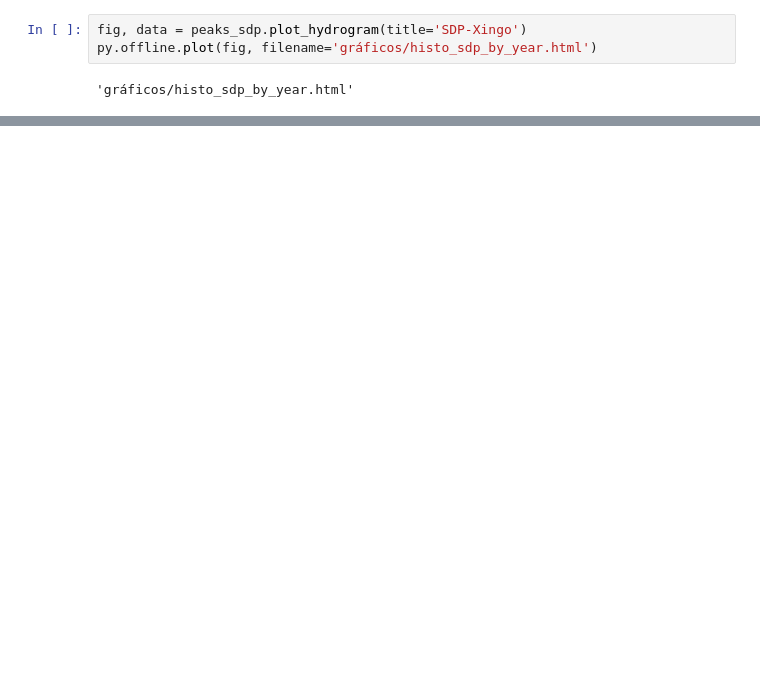
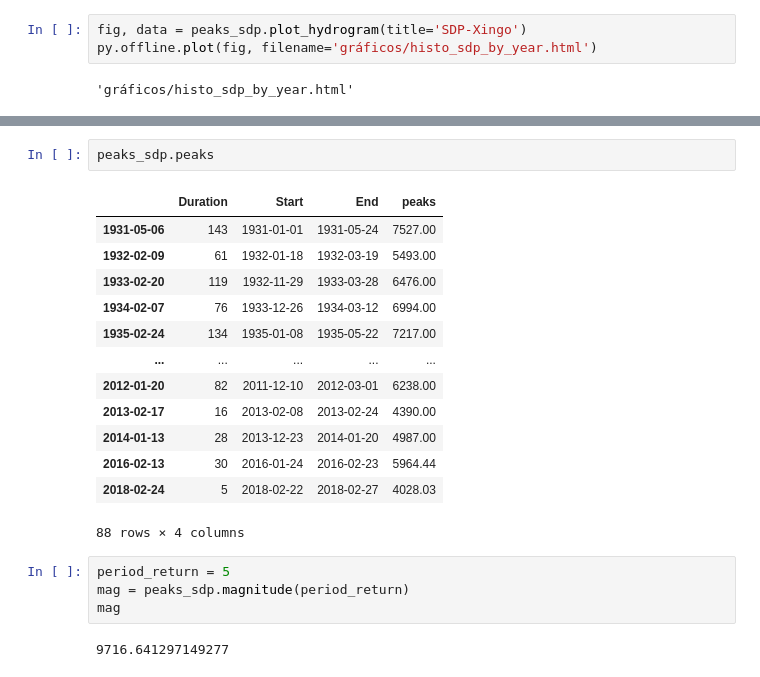
Before and after one commit to AristidesGuilherme/HidroComp_TCC, a Jupyter notebook: aristides_pibic/pibic.ipynb, the cells around one changed output, grey strips where cells are left out. Saved outputs shown, nothing was run; the diff lists cells and outputs as text; blank space fills up the shorter version.

```diff
--- a/aristides_pibic/pibic.ipynb
+++ b/aristides_pibic/pibic.ipynb
@@ -134,0 +160,22 @@ py.offline.plot(fig, filename='gráficos/histo_sdp_by_year.html')
+# %%
+peaks_sdp.peaks
+# %% [output]
+|  | Duration | Start | End | peaks |
+| 1931-05-06 | 143 | 1931-01-01 | 1931-05-24 | 7527.00 |
+| 1932-02-09 | 61 | 1932-01-18 | 1932-03-19 | 5493.00 |
+| 1933-02-20 | 119 | 1932-11-29 | 1933-03-28 | 6476.00 |
+| 1934-02-07 | 76 | 1933-12-26 | 1934-03-12 | 6994.00 |
+| 1935-02-24 | 134 | 1935-01-08 | 1935-05-22 | 7217.00 |
+| ... | ... | ... | ... | ... |
+| 2012-01-20 | 82 | 2011-12-10 | 2012-03-01 | 6238.00 |
+| 2013-02-17 | 16 | 2013-02-08 | 2013-02-24 | 4390.00 |
+| 2014-01-13 | 28 | 2013-12-23 | 2014-01-20 | 4987.00 |
+| 2016-02-13 | 30 | 2016-01-24 | 2016-02-23 | 5964.44 |
+| 2018-02-24 | 5 | 2018-02-22 | 2018-02-27 | 4028.03 |
+88 rows × 4 columns
+# %%
+period_return = 5
+mag = peaks_sdp.magnitude(period_return)
+mag
+# %% [output]
+9716.641297149277
```
Also changed, not shown: parts of 11 cells of this notebook, 12 other files.
